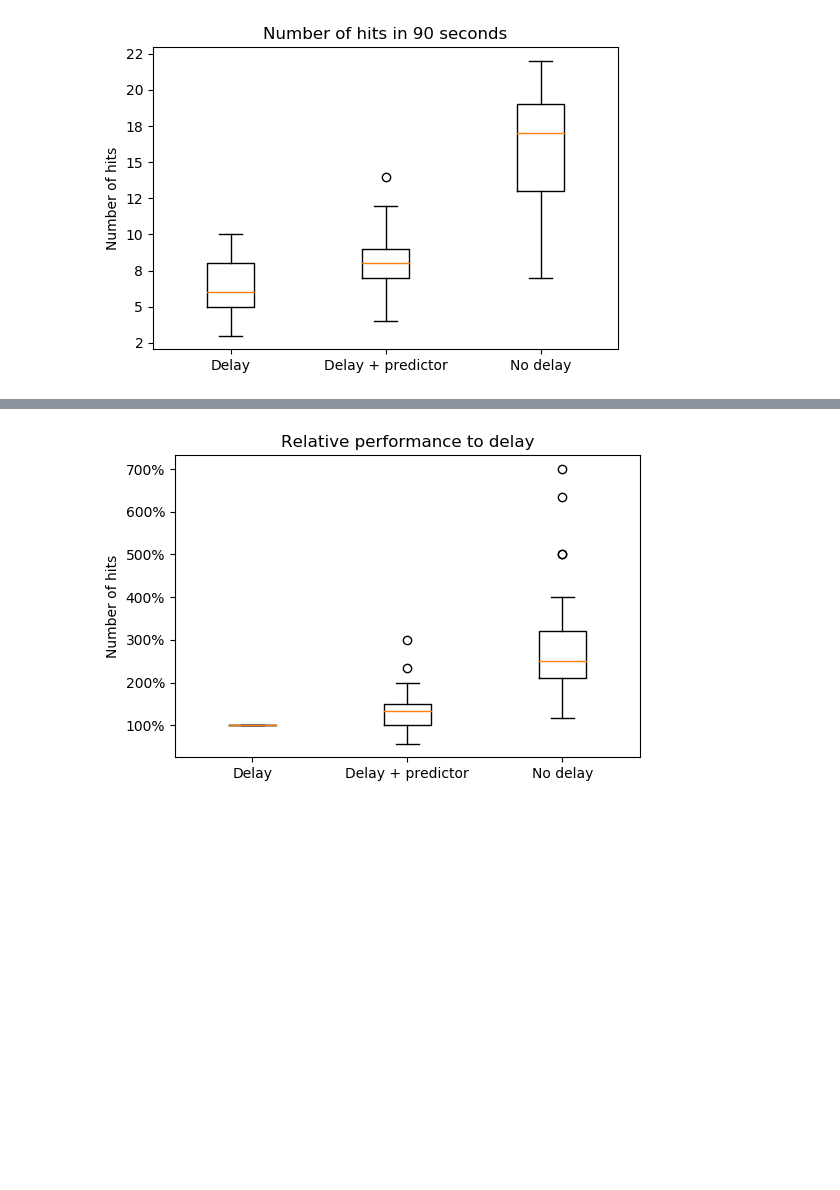
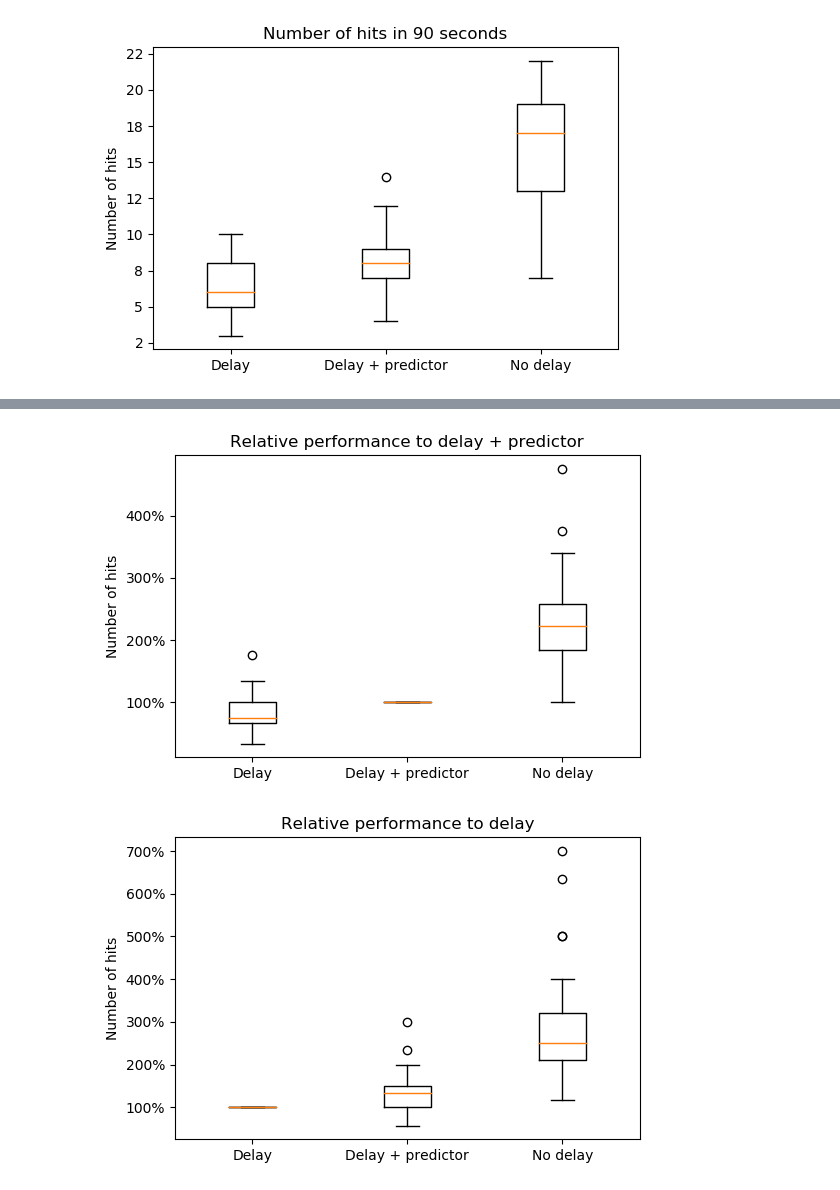
Before and after one commit to martinloland/master_thesis, a Jupyter notebook: data/experiment_data.ipynb, the cells around one changed output, grey strips where cells are left out. Drawn from its saved outputs; the diff is of its cells as text; code cells hidden in the pictures; blank space fills up the shorter version.

```diff
--- a/data/experiment_data.ipynb
+++ b/data/experiment_data.ipynb
@@ -67,19 +69,21 @@ plt.show()
 # %%
-# rel = n_hits.astype(float)
-# for row in rel:
-#     de = row[1]
-#     row[0]=row[0]/de
-#     row[1]=row[1]/de
-#     row[2]=row[2]/de
+rel = n_hits.astype(float)
+for row in rel:
+    de = row[1]
+    row[0]=row[0]/de
+    row[1]=row[1]/de
+    row[2]=row[2]/de
 
-# fig, ax = plt.subplots(dpi=100)
-# ax.set_title('Relative performance to delay + predictor')
-# ax.boxplot(rel)
-# ax.xaxis.set_major_formatter(ticker.FuncFormatter(exp_format))
-# # ax.set_ylim([0,1.1])
-# ax.set_yticklabels(['{:3.0f}%'.format(x*100) for x in ax.get_yticks()])
-# plt.ylabel('Number of hits')
-# plt.show()
+fig, ax = plt.subplots(dpi=100)
+ax.set_title('Relative performance to delay + predictor')
+ax.boxplot(rel)
+ax.xaxis.set_major_formatter(ticker.FuncFormatter(exp_format))
+# ax.set_ylim([0,1.1])
+ax.set_yticklabels(['{:3.0f}%'.format(x*100) for x in ax.get_yticks()])
+plt.ylabel('Number of hits')
+plt.show()
+# %% [output]
+[figure, added]
 # %%
 rel = n_hits.astype(float)
 for row in rel:
```
Also changed, not shown: parts of 2 cells of this notebook, 1 other file.
